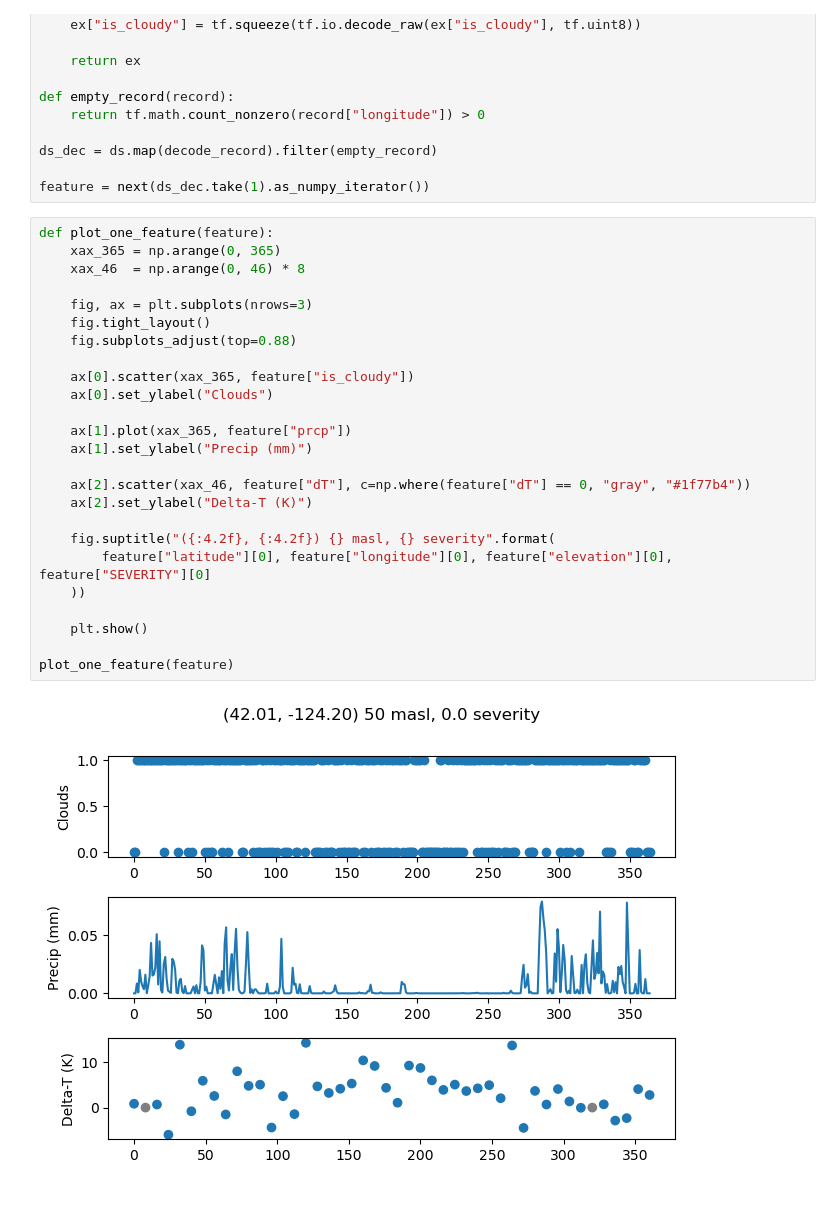
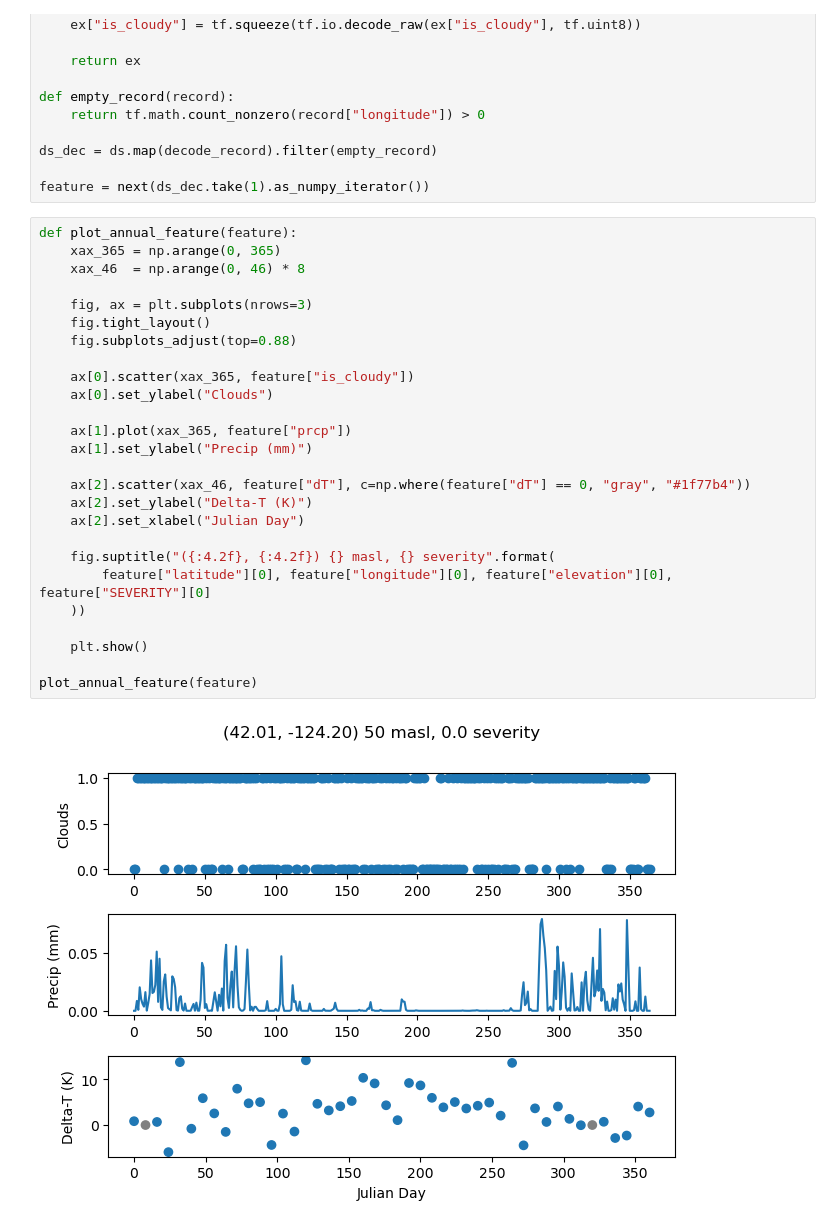
Before and after one commit to s-kganz/ForestLST, a Jupyter notebook: notebooks/inspect_tfrecords.ipynb, the cells around one changed output. Drawn from its saved outputs; the diff is of its cells as text; blank space fills up the shorter version.

Commit message:
plotting function for dense tensors

```diff
--- a/notebooks/inspect_tfrecords.ipynb
+++ b/notebooks/inspect_tfrecords.ipynb
@@ -70,29 +72,30 @@ ds_dec = ds.map(decode_record).filter(empty_record)
 
 feature = next(ds_dec.take(1).as_numpy_iterator())
 # %%
-def plot_one_feature(feature):
+def plot_annual_feature(feature):
     xax_365 = np.arange(0, 365)
     xax_46  = np.arange(0, 46) * 8
 
     fig, ax = plt.subplots(nrows=3)
     fig.tight_layout()
     fig.subplots_adjust(top=0.88)
 
     ax[0].scatter(xax_365, feature["is_cloudy"])
     ax[0].set_ylabel("Clouds")
 
     ax[1].plot(xax_365, feature["prcp"])
     ax[1].set_ylabel("Precip (mm)")
 
     ax[2].scatter(xax_46, feature["dT"], c=np.where(feature["dT"] == 0, "gray", "#1f77b4"))
     ax[2].set_ylabel("Delta-T (K)")
+    ax[2].set_xlabel("Julian Day")
 
     fig.suptitle("({:4.2f}, {:4.2f}) {} masl, {} severity".format(
         feature["latitude"][0], feature["longitude"][0], feature["elevation"][0], feature["SEVERITY"][0]
     ))
 
     plt.show()
 
-plot_one_feature(feature)
+plot_annual_feature(feature)
 # %% [output]
-[figure, old version]
+[figure, new version]
```
Also changed, not shown: parts of 8 cells of this notebook.
